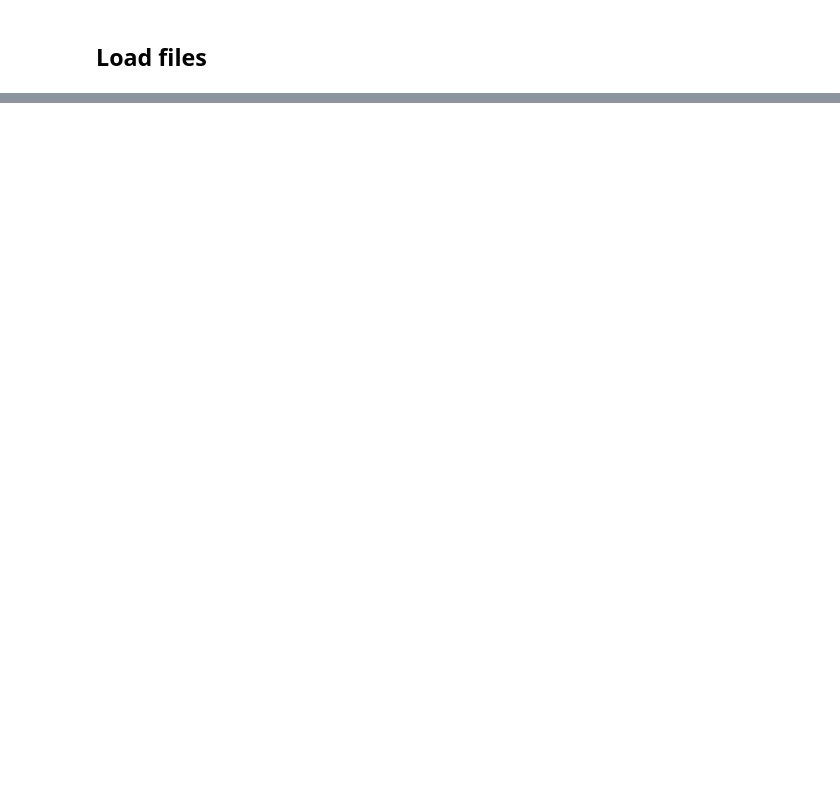
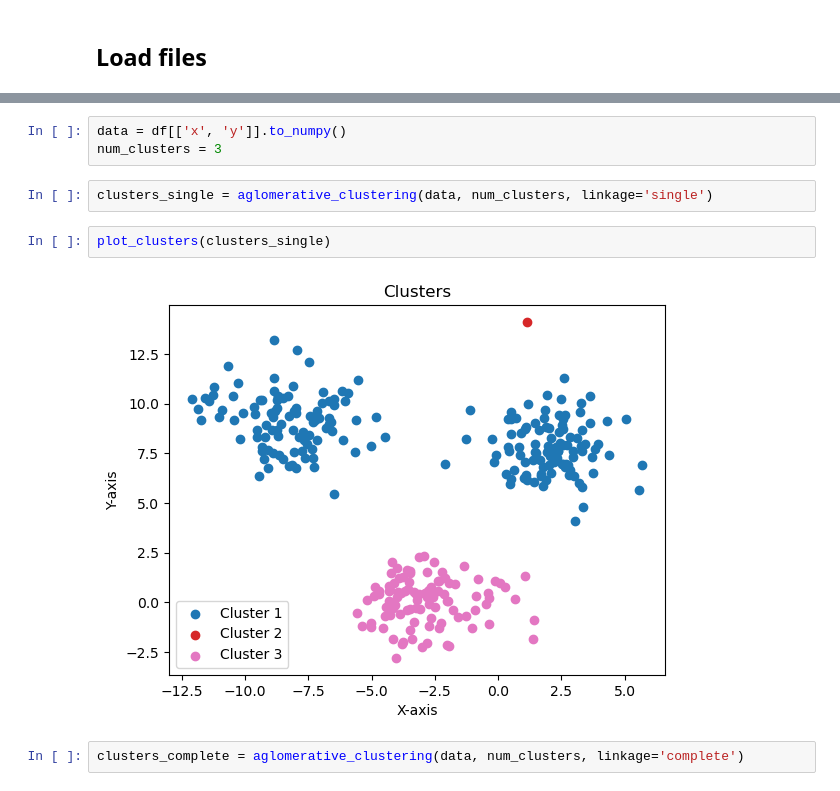
Before and after one commit to jirka-val/Machine-Learning-Exercises, a Jupyter notebook: ml_03.ipynb, the cells around one changed output, grey strips where cells are left out. Cells and saved outputs as stored; diff of their text form; blank space fills up the shorter version.

```diff
--- a/ml_03.ipynb
+++ b/ml_03.ipynb
@@ -60,0 +195,11 @@ df
+# %%
+data = df[['x', 'y']].to_numpy()
+num_clusters = 3
+# %%
+clusters_single = aglomerative_clustering(data, num_clusters, linkage='single')
+# %%
+plot_clusters(clusters_single)
+# %% [output]
+[figure, added]
+# %%
+clusters_complete = aglomerative_clustering(data, num_clusters, linkage='complete')
```
Also changed, not shown: parts of 5 cells of this notebook, 6 other files.
